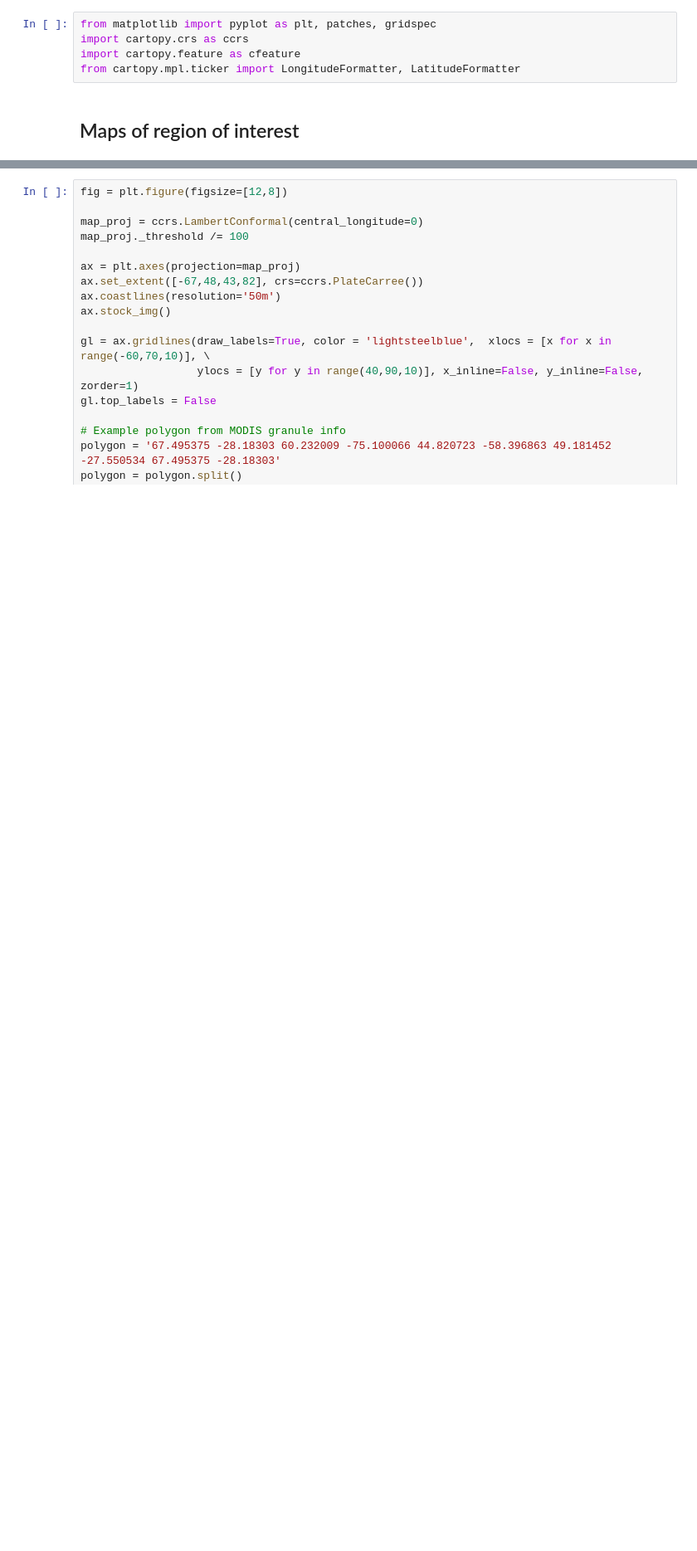
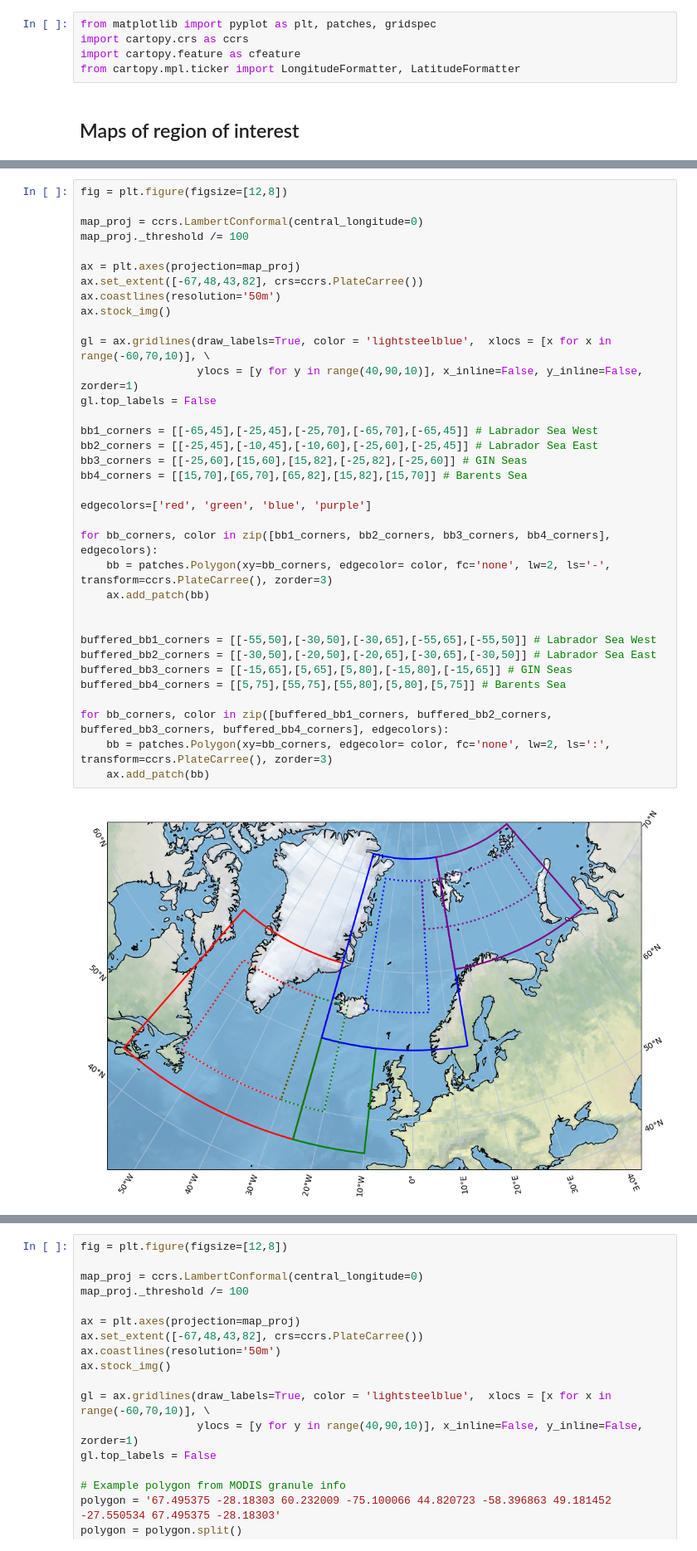
Before and after one commit to flogrows/phd-notebooks, a Jupyter notebook: Maps.ipynb, the cells around one changed output, grey strips where cells are left out. Shown at 83% size. Cells and saved outputs as stored; diff of their text form; blank space fills up the shorter version.

```diff
--- a/Maps.ipynb
+++ b/Maps.ipynb
@@ -52,0 +45,37 @@ bb1 = patches.Polygon(xy=bb1_corners, edgecolor='purple', fc='none', lw=2, ls=':
+# %%
+fig = plt.figure(figsize=[12,8])
+
+map_proj = ccrs.LambertConformal(central_longitude=0)
+map_proj._threshold /= 100
+
+ax = plt.axes(projection=map_proj)
+ax.set_extent([-67,48,43,82], crs=ccrs.PlateCarree())
+ax.coastlines(resolution='50m')
+ax.stock_img()
+
+gl = ax.gridlines(draw_labels=True, color = 'lightsteelblue',  xlocs = [x for x in range(-60,70,10)], \
+                  ylocs = [y for y in range(40,90,10)], x_inline=False, y_inline=False, zorder=1)
+gl.top_labels = False
+
+bb1_corners = [[-65,45],[-25,45],[-25,70],[-65,70],[-65,45]] # Labrador Sea West
+bb2_corners = [[-25,45],[-10,45],[-10,60],[-25,60],[-25,45]] # Labrador Sea East
+bb3_corners = [[-25,60],[15,60],[15,82],[-25,82],[-25,60]] # GIN Seas
+bb4_corners = [[15,70],[65,70],[65,82],[15,82],[15,70]] # Barents Sea
+
+edgecolors=['red', 'green', 'blue', 'purple']
+
+for bb_corners, color in zip([bb1_corners, bb2_corners, bb3_corners, bb4_corners], edgecolors):
+    bb = patches.Polygon(xy=bb_corners, edgecolor= color, fc='none', lw=2, ls='-', transform=ccrs.PlateCarree(), zorder=3)
+    ax.add_patch(bb)
+
+
+buffered_bb1_corners = [[-55,50],[-30,50],[-30,65],[-55,65],[-55,50]] # Labrador Sea West
+buffered_bb2_corners = [[-30,50],[-20,50],[-20,65],[-30,65],[-30,50]] # Labrador Sea East
+buffered_bb3_corners = [[-15,65],[5,65],[5,80],[-15,80],[-15,65]] # GIN Seas
+buffered_bb4_corners = [[5,75],[55,75],[55,80],[5,80],[5,75]] # Barents Sea
+
+for bb_corners, color in zip([buffered_bb1_corners, buffered_bb2_corners, buffered_bb3_corners, buffered_bb4_corners], edgecolors):
+    bb = patches.Polygon(xy=bb_corners, edgecolor= color, fc='none', lw=2, ls=':', transform=ccrs.PlateCarree(), zorder=3)
+    ax.add_patch(bb)
+# %% [output]
+[figure, added]
```
Also changed, not shown: parts of 7 cells of this notebook, 1 other file.
